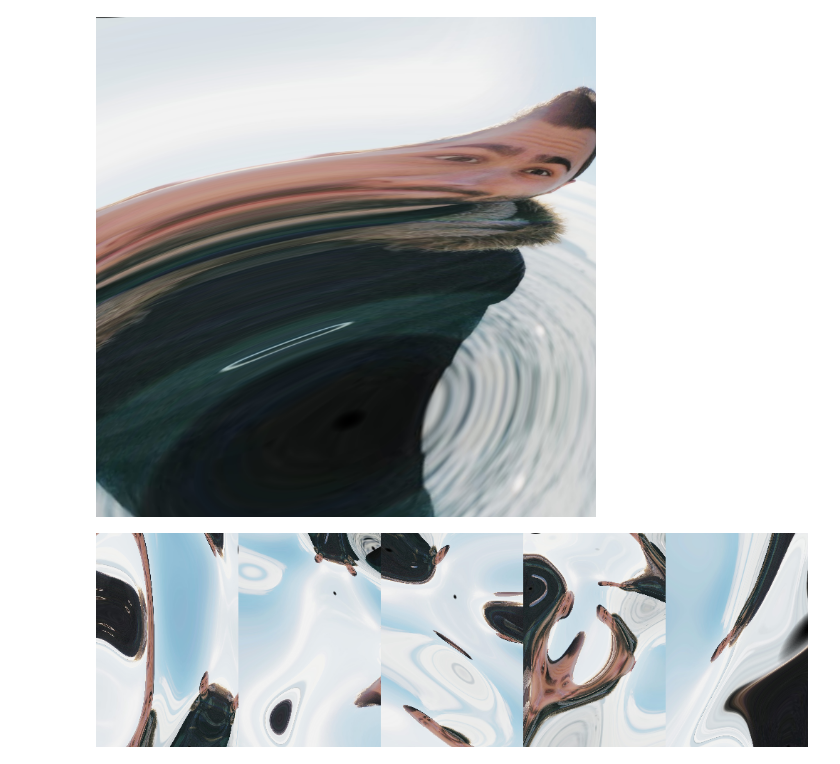
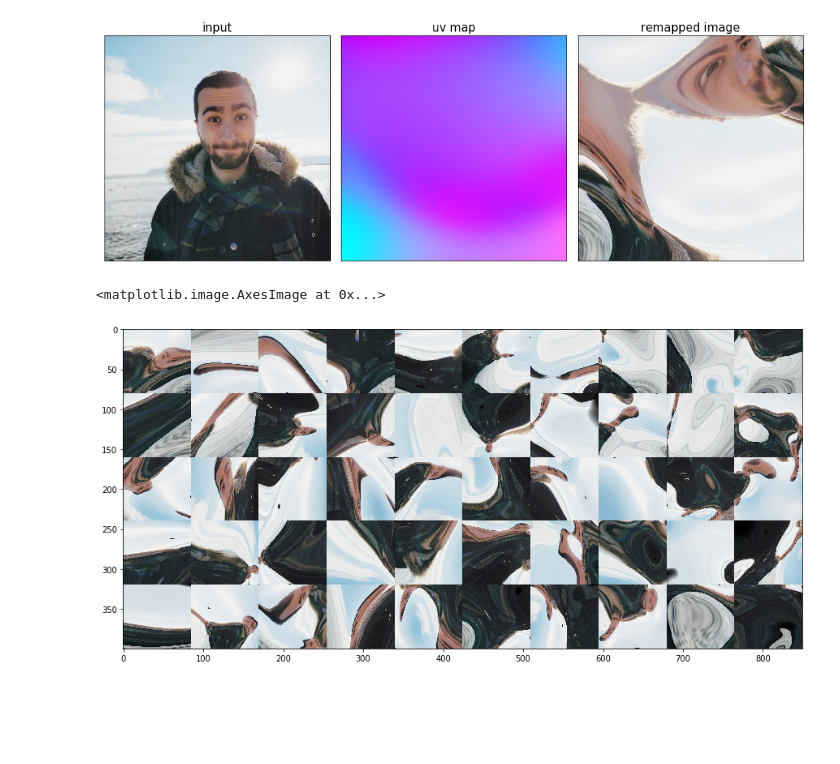
Before and after one commit to ichko/ml-playground, a Jupyter notebook: notebooks/cppn-2-uv-map.ipynb, the cells around one changed output. Drawn from its saved outputs; the diff is of its cells as text; code cells hidden in the pictures; blank space fills up the shorter version.

Commit message:
uv remap and upscaling

```diff
--- a/notebooks/cppn-2-uv-map.ipynb
+++ b/notebooks/cppn-2-uv-map.ipynb
@@ -34,7 +38,7 @@ class CPPNUV:
         self.mirror = mirror
         for i in range(depth):
             self.layers.append(dense(
-                width, tf.sin if i == 0 else tf.sigmoid
+                width, tf.math.tanh if i < 2 else tf.nn.sigmoid
             ))
 
         # output uv map
@@ -69,21 +76,40 @@ class CPPNUV:
 # %%
 im = cv2.imread('avatar.jpg')
 im = cv2.cvtColor(im, cv2.COLOR_BGR2RGB)
+W, H, _ = im.shape
 
-uv = CPPNUV(8, 4, mirror=False).generate(1, im_size=(im.shape[0], im.shape[1]))
+uv = CPPNUV(40, 8, mirror=False).generate(1, im_size=(W, H))
 xx = uv[:, :, 0]
 yy = uv[:, :, 1]
 
 norm_xx = (xx - np.min(xx)) / (np.max(xx) - np.min(xx))
 norm_yy = (yy - np.min(yy)) / (np.max(yy) - np.min(yy))
+norm_zz = np.ones_like(norm_xx)
+n_map = np.stack((norm_xx, norm_yy, norm_zz), axis=-1)
 
 
 out = cv2.remap(im, norm_xx * im.shape[0], norm_yy * im.shape[1], cv2.INTER_AREA)
 
-plt.imsave('test.png', out, format='png', cmap='Greys')
-Image(filename='test.png', width=500)
+fig, axs = plt.subplots(1, 3, figsize=(13, 10))
+
+axs[0].imshow(im)
+axs[0].set_xticks([])
+axs[0].set_yticks([])
+axs[0].set_title('input', fontsize=15)
+
+axs[1].set_title('uv map', fontsize=15)
+axs[1].imshow(n_map)
+axs[1].set_xticks([])
+axs[1].set_yticks([])
+
+axs[2].set_title('remapped image', fontsize=15)
+axs[2].imshow(out)
+axs[2].set_xticks([])
+axs[2].set_yticks([])
+
+fig.tight_layout()
 # %% [output]
-[figure, old version]
+[figure, new version]
 # %%
 def make_sampler(img_path, ppn_ctor, cols, rows):
     im = cv2.imread(img_path)
@@ -122,11 +148,13 @@ def make_sampler(img_path, ppn_ctor, cols, rows):
 # %%
 imgs = make_sampler(
     'avatar.jpg',
-    lambda: CPPNUV(8, 4, mirror=False),
-    cols=5,
-    rows=1,
-)(z=1, w=1000, h=300)
-plt.imsave('temp.png', imgs)
-Image(filename='temp.png')
+    lambda r, c: CPPNUV(8 + c * 2, 3, mirror=False),
+    cols=10,
+    rows=5,
+)(z=1, w=850, h=400)
+
+fig, ax = plt.subplots(1, 1, figsize=(15, 15))
+ax.imshow(imgs)
 # %% [output]
+<matplotlib.image.AxesImage at 0x...>
-[figure, old version]
+[figure, new version]
```
Also changed, not shown: parts of 11 cells of this notebook, 1 other file.
